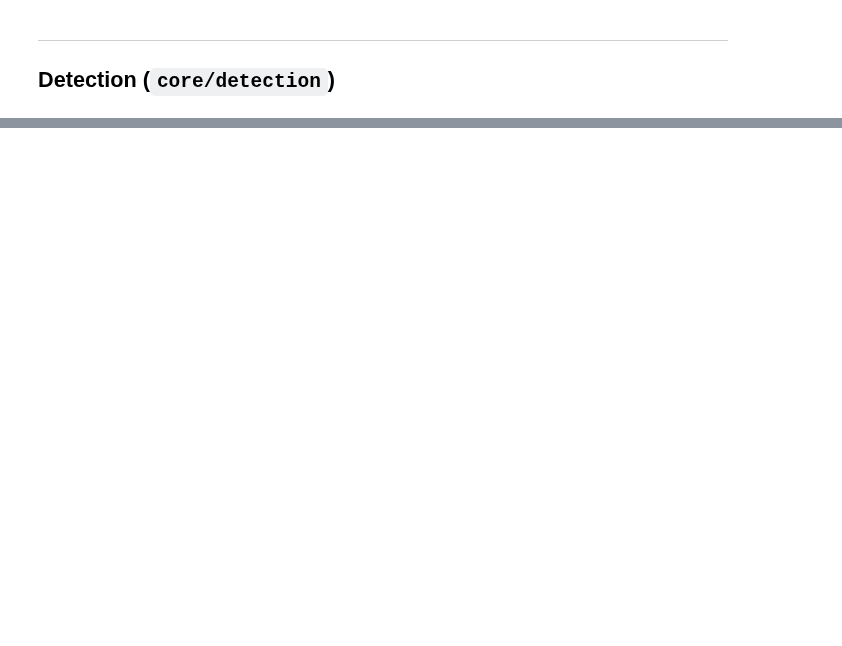
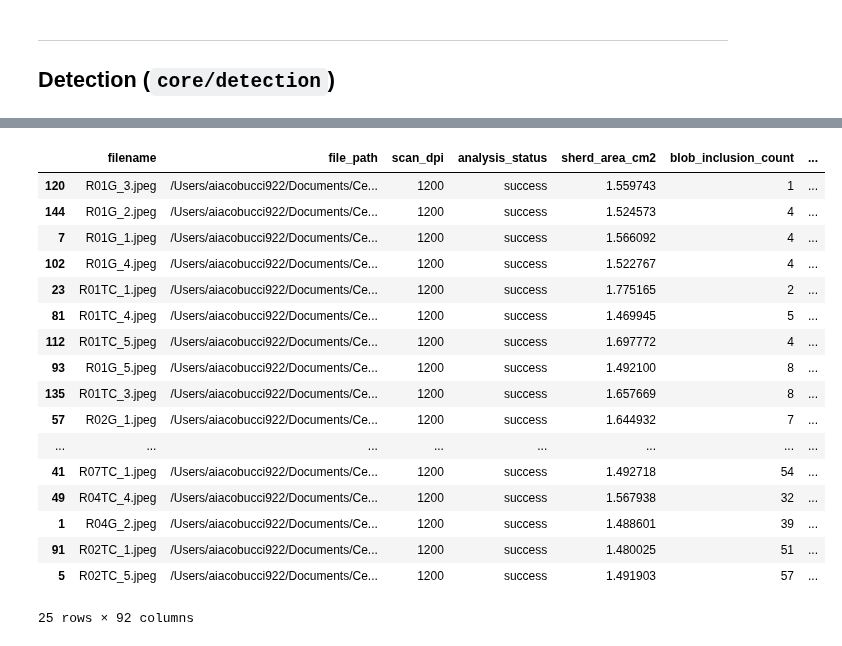
Before and after one commit to aleciaco/AMFOrA_public, a Jupyter notebook: examples/Test_Bars.ipynb, the cells around one changed output, grey strips where cells are left out. Drawn from its saved outputs; the diff is of its cells as text; code cells hidden in the pictures; blank space fills up the shorter version.

```diff
--- a/examples/Test_Bars.ipynb
+++ b/examples/Test_Bars.ipynb
@@ -171,0 +192,23 @@ Text(0.5, 1.0, 'Inclusions (green): 7  |  Voids (red): 0')
+# %%
+test_bars_full.sort_values("contour_inclusion_count", ascending = True, inplace=True)
+# %%
+test_bars_full.head(25)
+# %% [output]
+|  | filename | file_path | scan_dpi | analysis_status | sherd_area_cm2 | blob_inclusion_count | ... |
+| 120 | R01G_3.jpeg | /Users/aiacobucci922/Documents/Ce... | 1200 | success | 1.559743 | 1 | ... |
+| 144 | R01G_2.jpeg | /Users/aiacobucci922/Documents/Ce... | 1200 | success | 1.524573 | 4 | ... |
+| 7 | R01G_1.jpeg | /Users/aiacobucci922/Documents/Ce... | 1200 | success | 1.566092 | 4 | ... |
+| 102 | R01G_4.jpeg | /Users/aiacobucci922/Documents/Ce... | 1200 | success | 1.522767 | 4 | ... |
+| 23 | R01TC_1.jpeg | /Users/aiacobucci922/Documents/Ce... | 1200 | success | 1.775165 | 2 | ... |
+| 81 | R01TC_4.jpeg | /Users/aiacobucci922/Documents/Ce... | 1200 | success | 1.469945 | 5 | ... |
+| 112 | R01TC_5.jpeg | /Users/aiacobucci922/Documents/Ce... | 1200 | success | 1.697772 | 4 | ... |
+| 93 | R01G_5.jpeg | /Users/aiacobucci922/Documents/Ce... | 1200 | success | 1.492100 | 8 | ... |
+| 135 | R01TC_3.jpeg | /Users/aiacobucci922/Documents/Ce... | 1200 | success | 1.657669 | 8 | ... |
+| 57 | R02G_1.jpeg | /Users/aiacobucci922/Documents/Ce... | 1200 | success | 1.644932 | 7 | ... |
+| ... | ... | ... | ... | ... | ... | ... | ... |
+| 41 | R07TC_1.jpeg | /Users/aiacobucci922/Documents/Ce... | 1200 | success | 1.492718 | 54 | ... |
+| 49 | R04TC_4.jpeg | /Users/aiacobucci922/Documents/Ce... | 1200 | success | 1.567938 | 32 | ... |
+| 1 | R04G_2.jpeg | /Users/aiacobucci922/Documents/Ce... | 1200 | success | 1.488601 | 39 | ... |
+| 91 | R02TC_1.jpeg | /Users/aiacobucci922/Documents/Ce... | 1200 | success | 1.480025 | 51 | ... |
+| 5 | R02TC_5.jpeg | /Users/aiacobucci922/Documents/Ce... | 1200 | success | 1.491903 | 57 | ... |
+25 rows × 92 columns
```
Also changed, not shown: parts of 7 cells of this notebook, 3 other files.
